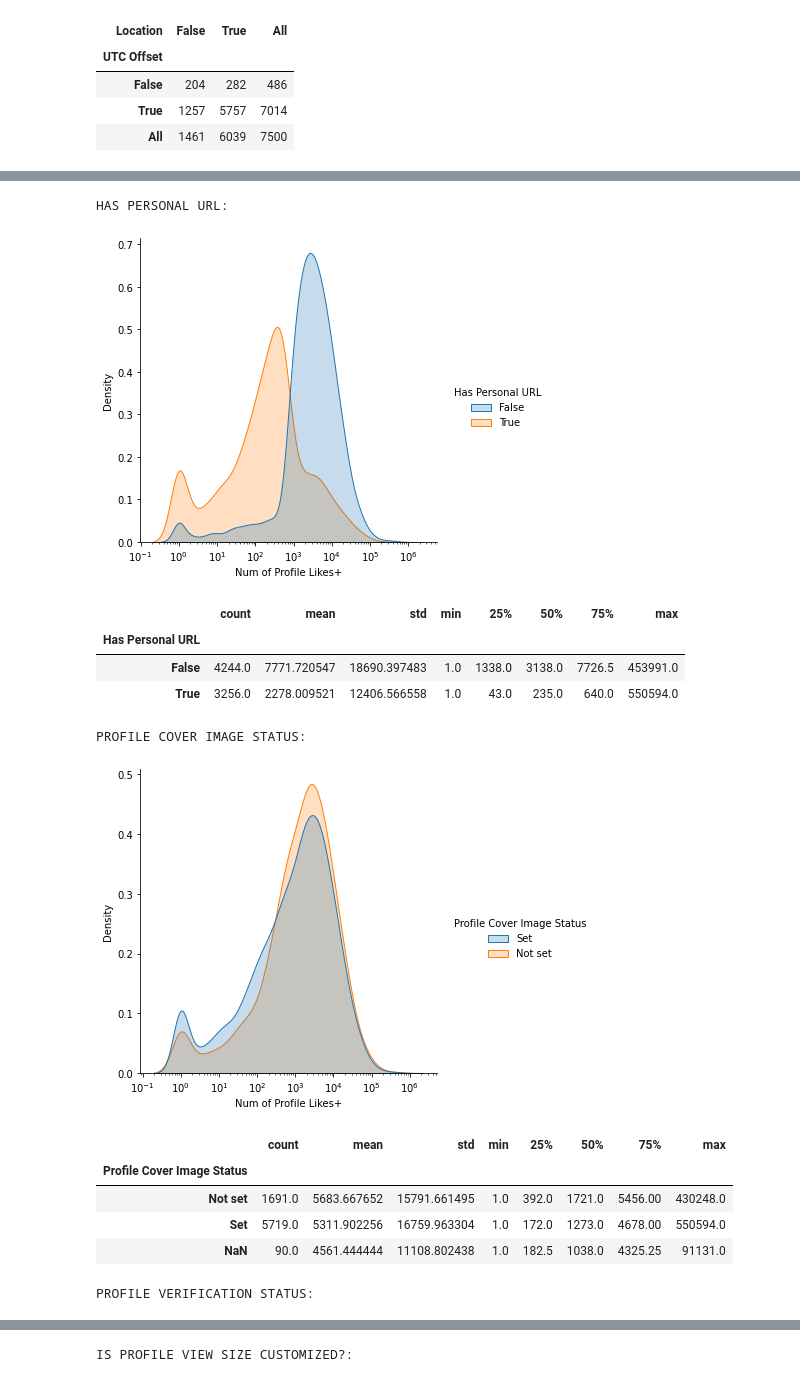
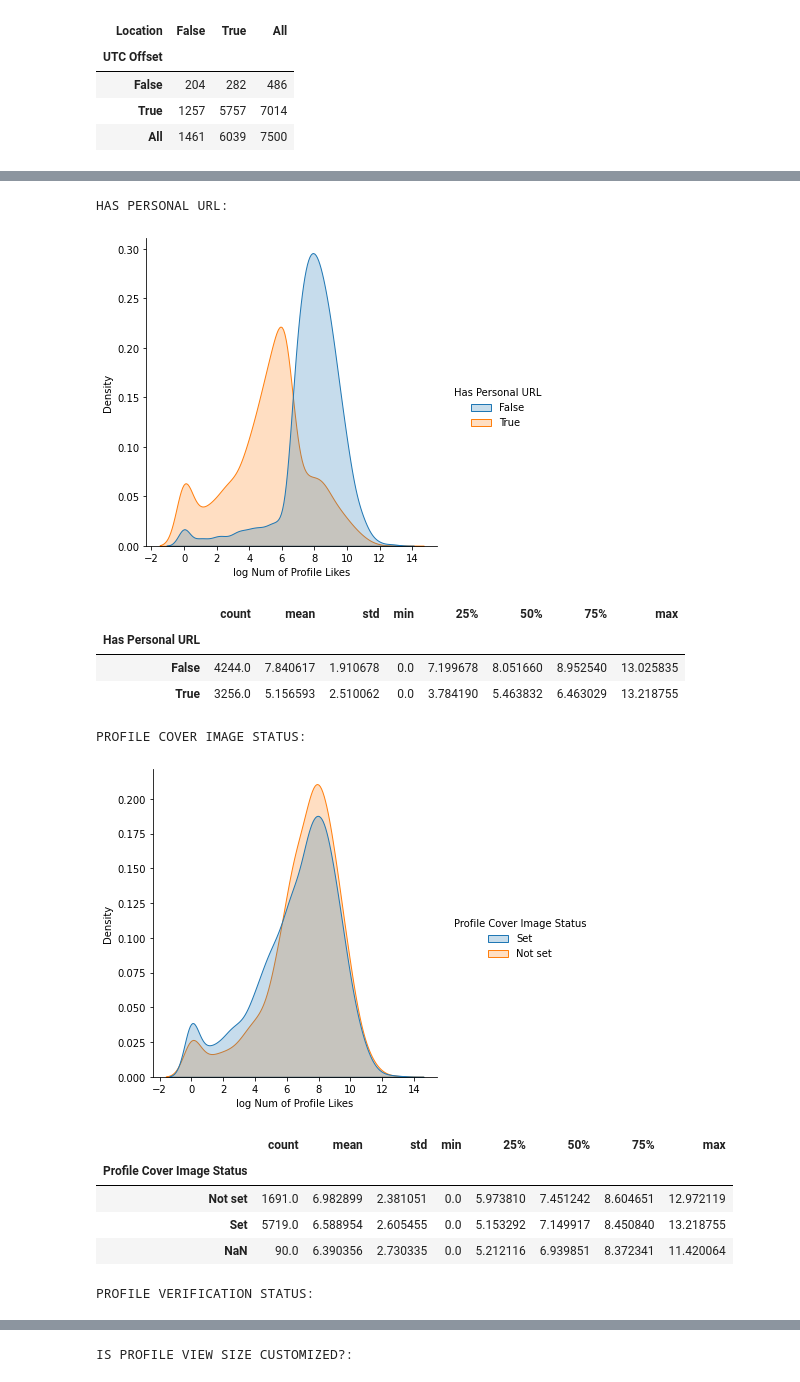
Before and after one commit to pierreyanni/likes, a Jupyter notebook: data_exploration.ipynb, the cells around one changed output, grey strips where cells are left out. Saved outputs shown, nothing was run; the diff lists cells and outputs as text; code cells hidden in the pictures.

```diff
--- a/data_exploration.ipynb
+++ b/data_exploration.ipynb
@@ -19,6 +19,9 @@ df.head()
 # %% [markdown]
 # Modify features
 # %%
+# target in log
+df['log Num of Profile Likes'] = np.log1p(df['Num of Profile Likes'])
+
 # transform utc offset:
 df['Sin_UTC'] = np.sin((11 * 3600 + df['UTC Offset']) / (24 * 3600) * 2 * np.pi)
 df['Cos_UTC'] = np.cos((11 * 3600 + df['UTC Offset']) / (24 * 3600) * 2 * np.pi)
@@ -28,9 +31,6 @@ duration = (pd.to_datetime('today') -
             pd.to_datetime(df['Profile Creation Timestamp']).dt.tz_localize(None))
 df['Duration'] = duration.apply(lambda x: x.days)
 
-# to plot on a log scale
-df['Num of Profile Likes+'] = df['Num of Profile Likes']
-df.loc[df['Num of Profile Likes+'] == 0, 'Num of Profile Likes+'] = 1
 
 # merge categories names with and without cap letter
 df['Location Public Visibility'] = df['Location Public Visibility'].apply(lambda x: x.lower())
@@ -63,3 +64,18 @@ pd.crosstab(df['UTC Offset'].notna(), df['Location'].notna(), margins=True)
 * Numerical features
 * Categorical features with few categories
 * Categorical features with lots of categories
+# %%
+# target
+
+def plot_log(feature):
+
+    fig, ax = plt.subplots(1, 2, figsize=(12, 4))
+
+    ax[0].hist(df[feature], density=True, bins=100)
+    ax[0].set_title(feature)
+
+    ax[1].hist(np.log1p(df[feature]), density=True, bins=100)
+    ax[1].set_title(f'Log {feature}')
+    plt.show()
+
+plot_log('Num of Profile Likes')
@@ -65,0 +84,6 @@ pd.crosstab(df['UTC Offset'].notna(), df['Location'].notna(), margins=True)
+# %%
+for feature in ['Num of Followers', 'Num of People Following',
+                'Num of Status Updates', 'Num of Direct Messages',
+                'Avg Daily Profile Visit Duration in seconds',
+                'Avg Daily Profile Clicks']:
+    plot_log(feature)
@@ -109,30 +139,30 @@ percentage of observations in plot: 97.4%
 # %%
 # small number of categories
 
 def show_categories(feature):
     print(f'\n{feature.upper()}:')
-    sns.displot(df, x='Num of Profile Likes+', hue=feature,
-            kind='kde', common_norm=False, log_scale=True, fill=True)
+    sns.displot(df, x='log Num of Profile Likes', hue=feature,
+            kind='kde', common_norm=False, fill=True)
     plt.show()
-    display(df.groupby(df[feature], dropna=False)['Num of Profile Likes+'].describe())
+    display(df.groupby(df[feature], dropna=False)['log Num of Profile Likes'].describe())
 
 for feature in ['Has Personal URL', 'Profile Cover Image Status',
                 'Profile Verification Status',
                 'Is Profile View Size Customized?',
                 'Location Public Visibility', 'Profile Category']:
     show_categories(feature)
 # %% [output]
 HAS PERSONAL URL:
-[figure, old version]
+[figure, new version]
 |  | count | mean | std | min | 25% | 50% | 75% | max |
 | Has Personal URL |  |  |  |  |  |  |  |  |
-| False | 4244.0 | 7771.720547 | 18690.397483 | 1.0 | 1338.0 | 3138.0 | 7726.5 | 453991.0 |
-| True | 3256.0 | 2278.009521 | 12406.566558 | 1.0 | 43.0 | 235.0 | 640.0 | 550594.0 |
+| False | 4244.0 | 7.840617 | 1.910678 | 0.0 | 7.199678 | 8.051660 | 8.952540 | 13.025835 |
+| True | 3256.0 | 5.156593 | 2.510062 | 0.0 | 3.784190 | 5.463832 | 6.463029 | 13.218755 |
 PROFILE COVER IMAGE STATUS:
-[figure, old version]
+[figure, new version]
 |  | count | mean | std | min | 25% | 50% | 75% | max |
 | Profile Cover Image Status |  |  |  |  |  |  |  |  |
-| Not set | 1691.0 | 5683.667652 | 15791.661495 | 1.0 | 392.0 | 1721.0 | 5456.00 | 430248.0 |
-| Set | 5719.0 | 5311.902256 | 16759.963304 | 1.0 | 172.0 | 1273.0 | 4678.00 | 550594.0 |
-| NaN | 90.0 | 4561.444444 | 11108.802438 | 1.0 | 182.5 | 1038.0 | 4325.25 | 91131.0 |
+| Not set | 1691.0 | 6.982899 | 2.381051 | 0.0 | 5.973810 | 7.451242 | 8.604651 | 12.972119 |
+| Set | 5719.0 | 6.588954 | 2.605455 | 0.0 | 5.153292 | 7.149917 | 8.450840 | 13.218755 |
+| NaN | 90.0 | 6.390356 | 2.730335 | 0.0 | 5.212116 | 6.939851 | 8.372341 | 11.420064 |
 PROFILE VERIFICATION STATUS:
```
Also changed, not shown: parts of 6 cells of this notebook, 1 other file.
